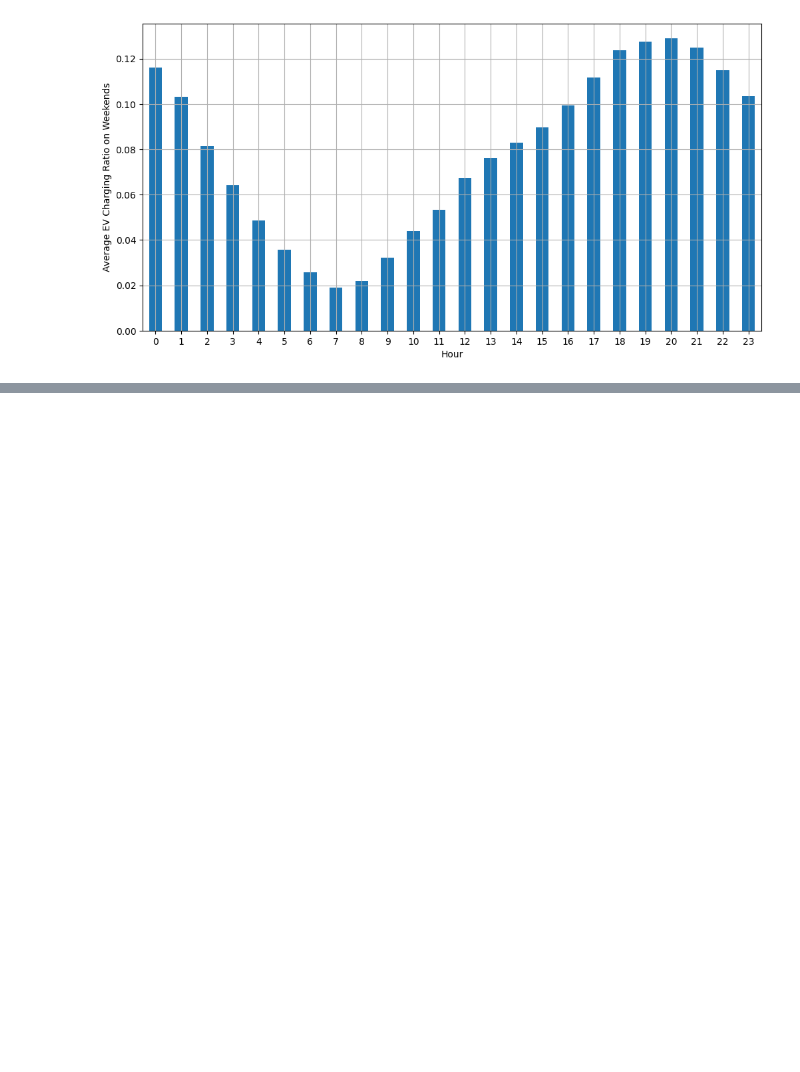
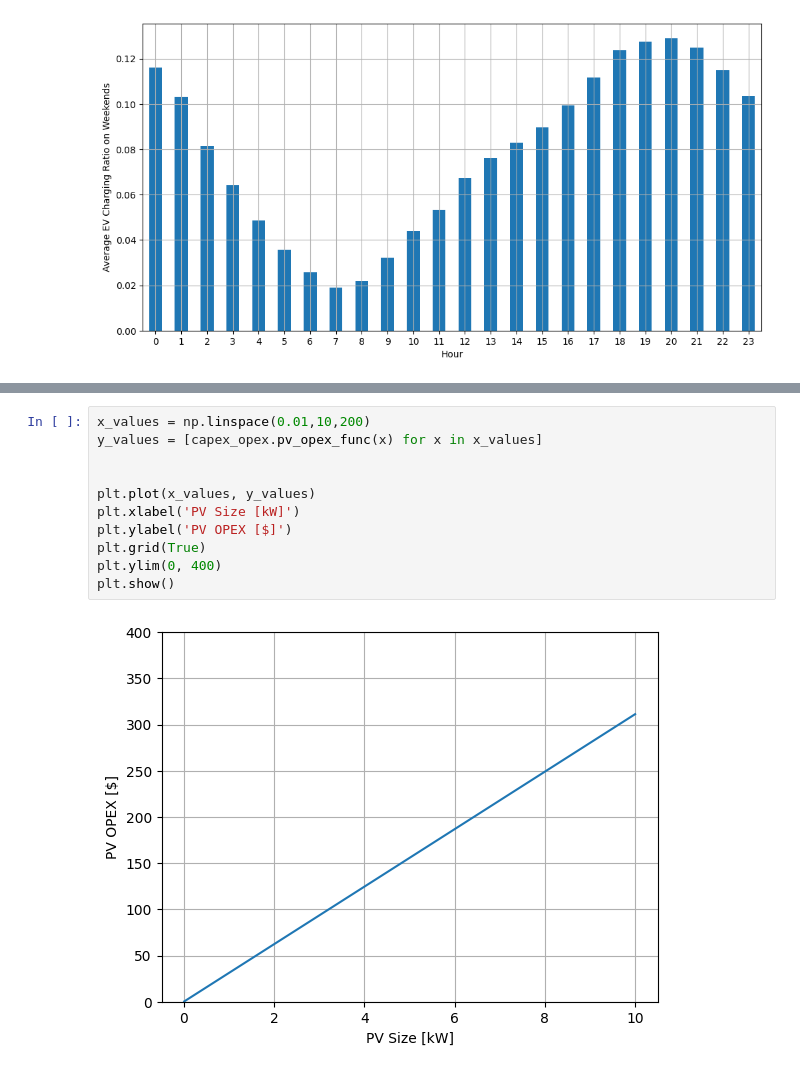
Before and after one commit to moooyu1121/master_thesis_model, a Jupyter notebook: data_preprocess.ipynb, the cells around one changed output, grey strips where cells are left out. Drawn from its saved outputs; the diff is of its cells as text; blank space fills up the shorter version.

```diff
--- a/data_preprocess.ipynb
+++ b/data_preprocess.ipynb
@@ -964,0 +999,13 @@ plt.show()
+# %%
+x_values = np.linspace(0.01,10,200)
+y_values = [capex_opex.pv_opex_func(x) for x in x_values]
+
+
+plt.plot(x_values, y_values)
+plt.xlabel('PV Size [kW]')
+plt.ylabel('PV OPEX [$]')
+plt.grid(True)
+plt.ylim(0, 400)
+plt.show()
+# %% [output]
+[figure, added]
```
Also changed, not shown: parts of 3 cells of this notebook.
